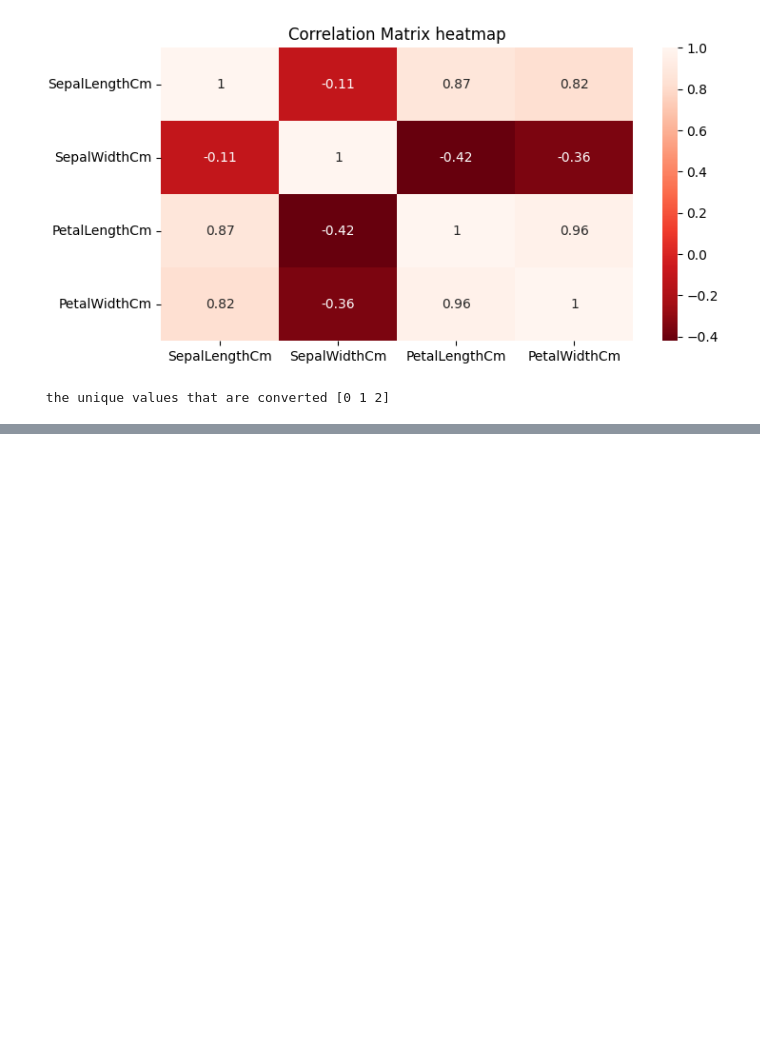
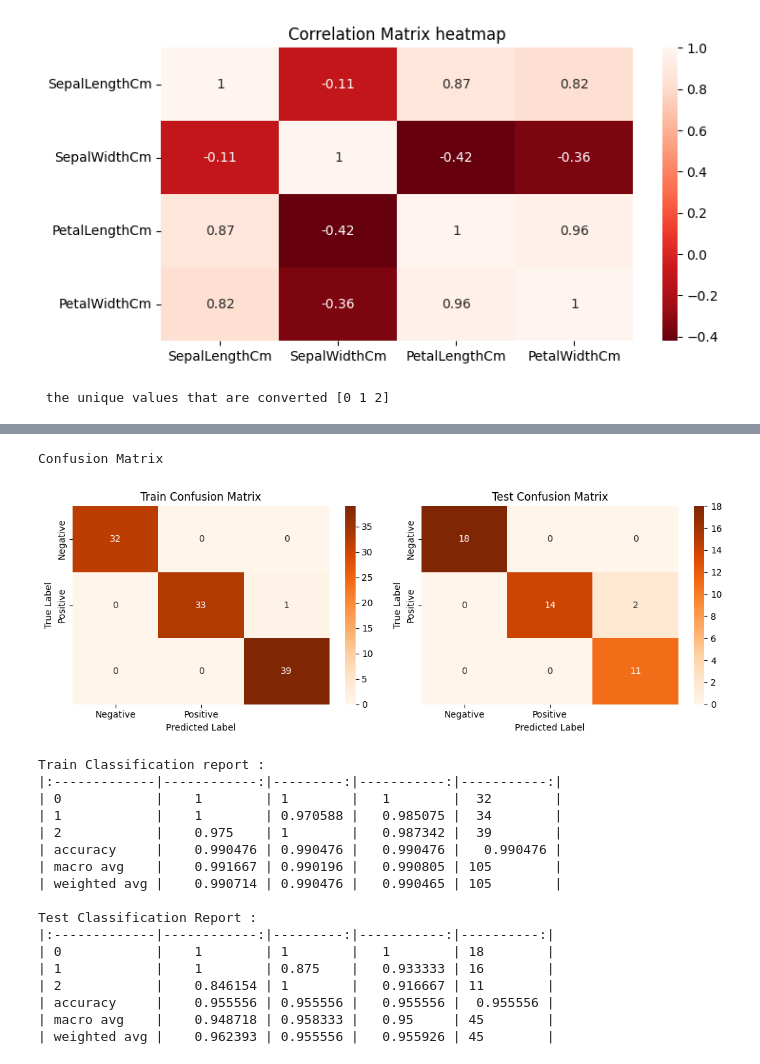
Before and after one commit to mouadayoub1971/image-classification, a Jupyter notebook: classification.ipynb, the cells around one changed output, grey strips where cells are left out. Saved outputs shown, nothing was run; the diff lists cells and outputs as text; code cells hidden in the pictures; blank space fills up the shorter version.

Commit message:
build the model evalution function

```diff
--- a/classification.ipynb
+++ b/classification.ipynb
@@ -180 +181,56 @@ Species
 Name: count, dtype: int64
+# %%
+def evaluate_model(model, x_train, x_test, y_train, y_test):
+ model.fit(x_train, y_train)
+ y_predict_train = model.predict(x_train)
+ y_predict_test = model.predict(x_test)
+
+ cm_train = confusion_matrix(y_train, y_predict_train)
+ cm_test = confusion_matrix(y_test, y_predict_test)
+
+ fig, ax = plt.subplots(1,2, figsize=(11,4))
+ print("\nConfusion Matrix")
+ sns.heatmap(cm_train, annot=True, xticklabels=['Negative', 'Positive'], yticklabels=['Negative', 'Positive'], cmap='Oranges', fmt='.4g', ax=ax[0])
+ ax[0].set_xlabel("Predicted Label")
+ ax[0].set_ylabel("True Label")
+ ax[0].set_title("Train Confusion Matrix")
+
+ sns.heatmap(cm_test, annot=True, xticklabels=['Negative', 'Positive'], yticklabels=['Negative', 'Positive'], cmap="Oranges", fmt='.4g', ax=ax[1])
+ ax[1].set_xlabel("Predicted Label")
+ ax[1].set_ylabel("True Label")
+ ax[1].set_title("Test Confusion Matrix")
+ plt.tight_layout()
+ plt.show()
+
+ cr_train = classification_report(y_train, y_predict_train, output_dict=True)
+ cr_test = classification_report(y_test, y_predict_test, output_dict=True)
+ print("\nTrain Classification report :")
+ crt1 = pd.DataFrame(cr_train).T
+ print(crt1.to_markdown())
+ print("\nTest Classification Report :")
+ crt2 = pd.DataFrame(cr_test).T
+ print(crt2.to_markdown())
+# %%
+from sklearn.linear_model import LogisticRegression
+lr_model = LogisticRegression(fit_intercept=True, max_iter=10000)
+evaluate_model(lr_model, x_train, x_test, y_train, y_test)
+# %% [output]
+Confusion Matrix
+[figure, added]
+Train Classification report :
+|:-------------|------------:|---------:|-----------:|-----------:|
+| 0            |    1        | 1        |   1        |  32        |
+| 1            |    1        | 0.970588 |   0.985075 |  34        |
+| 2            |    0.975    | 1        |   0.987342 |  39        |
+| accuracy     |    0.990476 | 0.990476 |   0.990476 |   0.990476 |
+| macro avg    |    0.991667 | 0.990196 |   0.990805 | 105        |
+| weighted avg |    0.990714 | 0.990476 |   0.990465 | 105        |
+
+Test Classification Report :
+|:-------------|------------:|---------:|-----------:|----------:|
+| 0            |    1        | 1        |   1        | 18        |
+| 1            |    1        | 0.875    |   0.933333 | 16        |
+| 2            |    0.846154 | 1        |   0.916667 | 11        |
+| accuracy     |    0.955556 | 0.955556 |   0.955556 |  0.955556 |
+| macro avg    |    0.948718 | 0.958333 |   0.95     | 45        |
+| weighted avg |    0.962393 | 0.955556 |   0.955926 | 45        |
```
Also changed, not shown: parts of 2 cells of this notebook.
